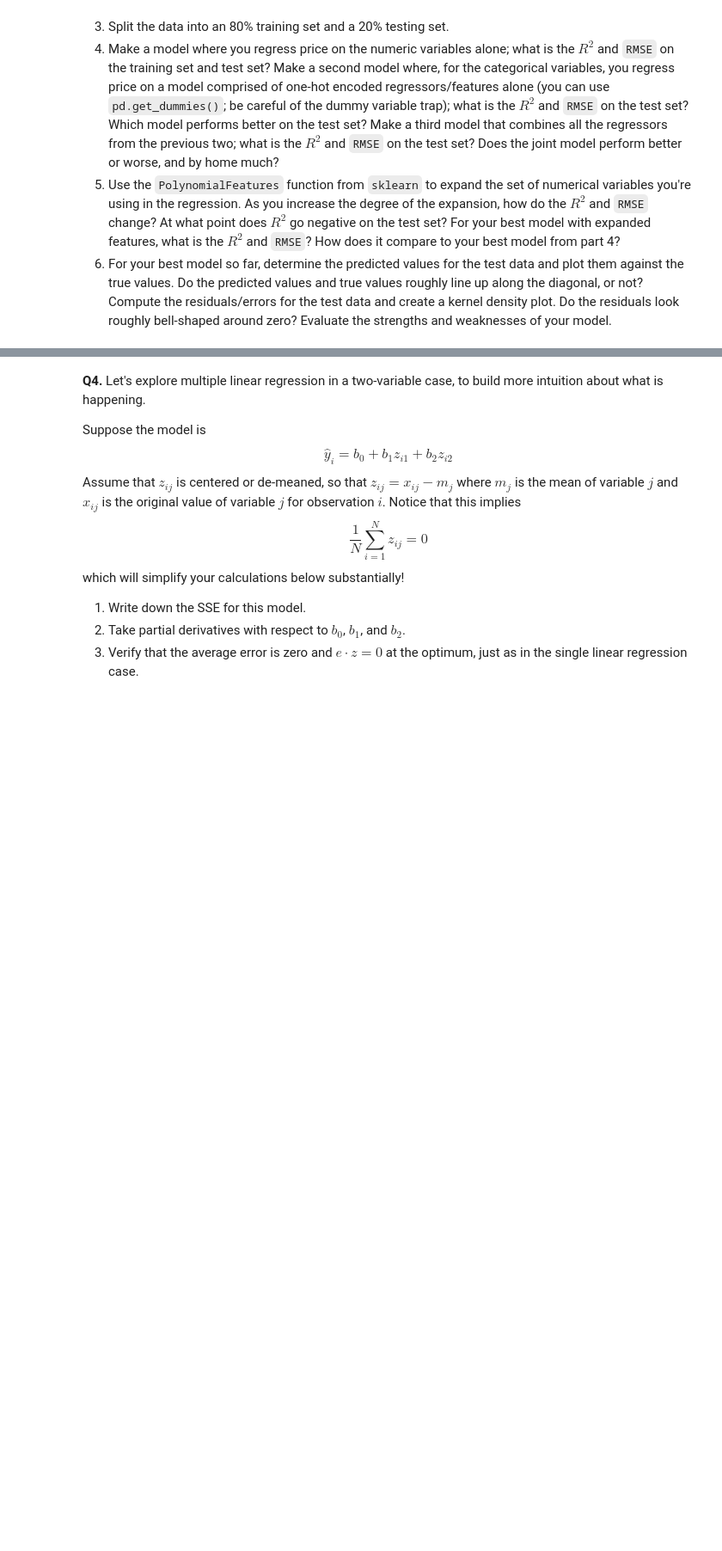
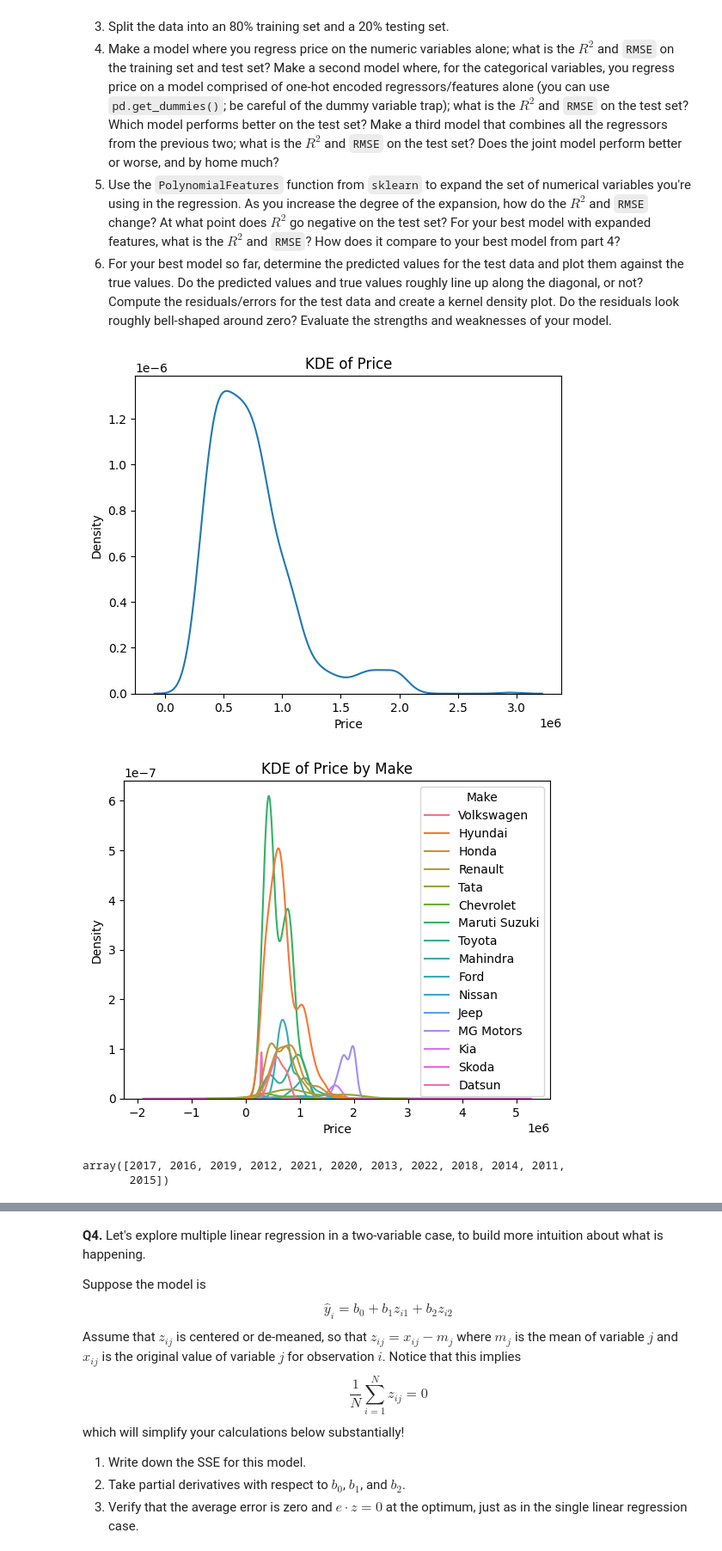
Before and after one commit to tgreg-stack/linear_models, a Jupyter notebook: assignment/assignment.ipynb, the cells around one changed output, grey strips where cells are left out. Shown at 86% size. Drawn from its saved outputs; the diff is of its cells as text; code cells hidden in the pictures; blank space fills up the shorter version.

```diff
--- a/assignment/assignment.ipynb
+++ b/assignment/assignment.ipynb
@@ -61,9 +172,20 @@ data = pd.read_csv("./data/Q1_clean.csv")
   6. For your best model so far, determine the predicted values for the test data and plot them against the true values. Do the predicted values and true values roughly line up along the diagonal, or not? Compute the residuals/errors for the test data and create a kernel density plot. Do the residuals look roughly bell-shaped around zero? Evaluate the strengths and weaknesses of your model.
 # %%
 #1
-cars = pd.read_csv("./data/cars_hw.csv")
+cars = pd.read_csv("/data/cars_hw.csv")
+cars['age'] = max(cars['Make_Year']) - cars['Make_Year']
 
 #2
-cars.describe()
+cars.groupby('Make')['Price'].describe()
 sns.kdeplot(data=cars, x="Price")
+plt.title('KDE of Price')
 plt.show()
+sns.kdeplot(data=cars, x="Price", hue = 'Make')
+plt.title('KDE of Price by Make')
+plt.show()
+cars['Make_Year'].unique()
+# %% [output]
+[figure, added]
+[figure, added]
+array([2017, 2016, 2019, 2012, 2021, 2020, 2013, 2022, 2018, 2014, 2011,
+       2015])
```
Also changed, not shown: parts of 7 cells of this notebook.
